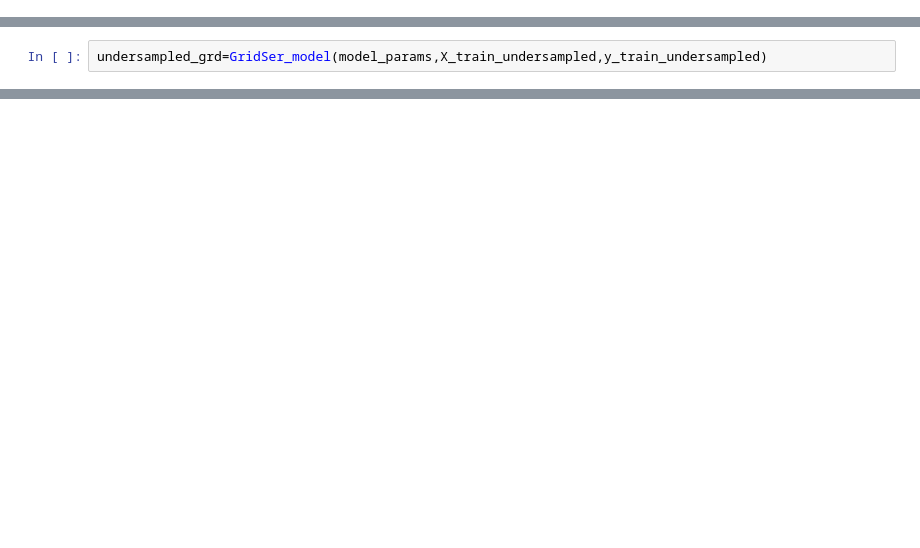
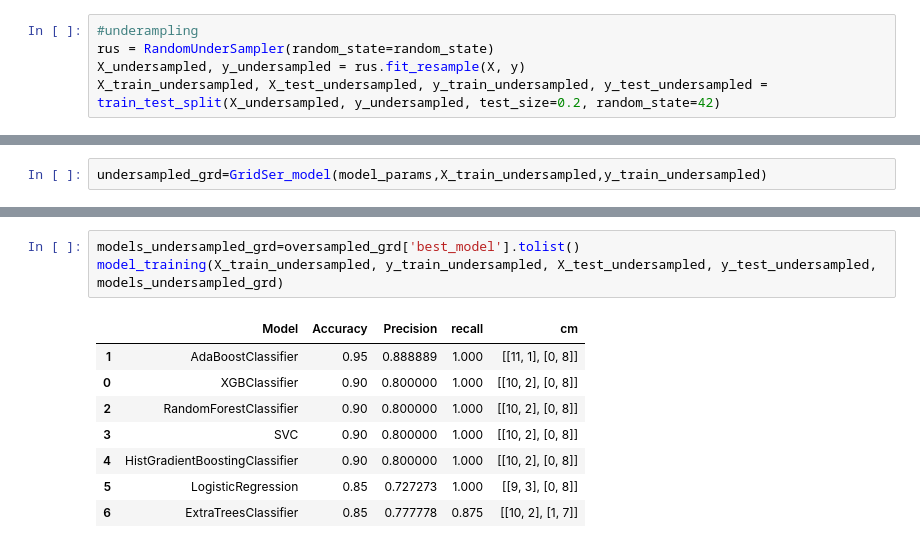
Before and after one commit to shaaleissa/colon_predictions, a Jupyter notebook: Model Training/Optimization.ipynb, the cells around one changed output, grey strips where cells are left out. Cells and saved outputs as stored; diff of their text form; blank space fills up the shorter version.

```diff
--- a/Model Training/Optimization.ipynb
+++ b/Model Training/Optimization.ipynb
@@ -27,3 +55,8 @@ df
+# %%
+#underampling
+rus = RandomUnderSampler(random_state=random_state)
+X_undersampled, y_undersampled = rus.fit_resample(X, y)
+X_train_undersampled, X_test_undersampled, y_train_undersampled, y_test_undersampled = train_test_split(X_undersampled, y_undersampled, test_size=0.2, random_state=42)
 # %%
 n_splits = 5
 
@@ -136,0 +249,12 @@ undersampled_grd
+# %%
+models_undersampled_grd=oversampled_grd['best_model'].tolist()
+model_training(X_train_undersampled, y_train_undersampled, X_test_undersampled, y_test_undersampled, models_undersampled_grd)
+# %% [output]
+|  | Model | Accuracy | Precision | recall | cm |
+| 1 | AdaBoostClassifier | 0.95 | 0.888889 | 1.000 | [[11, 1], [0, 8]] |
+| 0 | XGBClassifier | 0.90 | 0.800000 | 1.000 | [[10, 2], [0, 8]] |
+| 2 | RandomForestClassifier | 0.90 | 0.800000 | 1.000 | [[10, 2], [0, 8]] |
+| 3 | SVC | 0.90 | 0.800000 | 1.000 | [[10, 2], [0, 8]] |
+| 4 | HistGradientBoostingClassifier | 0.90 | 0.800000 | 1.000 | [[10, 2], [0, 8]] |
+| 5 | LogisticRegression | 0.85 | 0.727273 | 1.000 | [[9, 3], [0, 8]] |
+| 6 | ExtraTreesClassifier | 0.85 | 0.777778 | 0.875 | [[10, 2], [1, 7]] |
```
Also changed, not shown: parts of 12 cells of this notebook.
